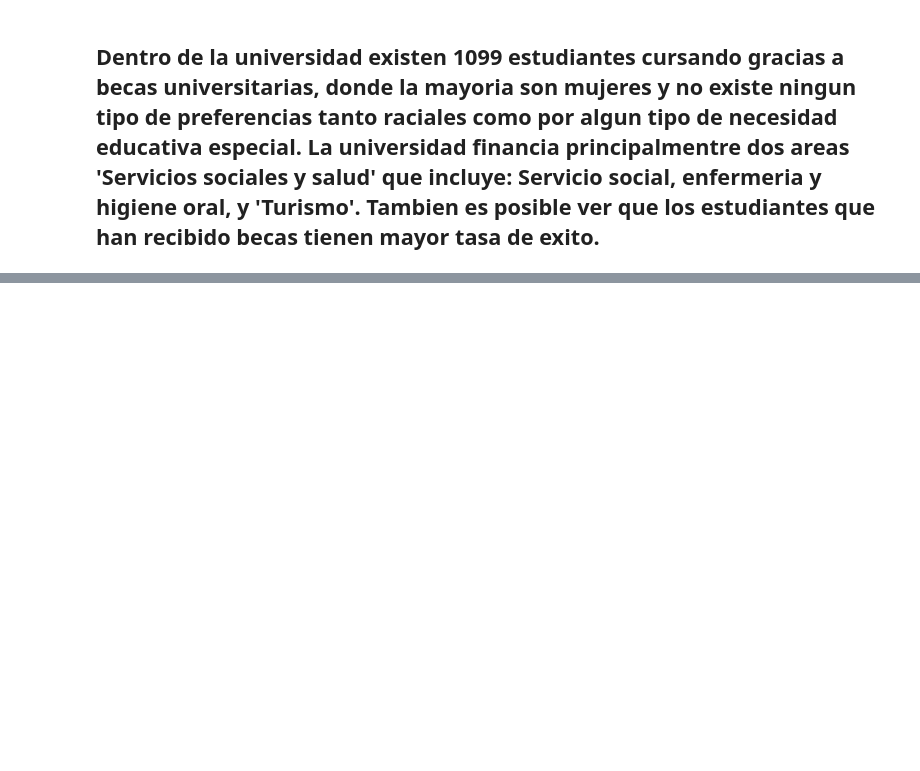
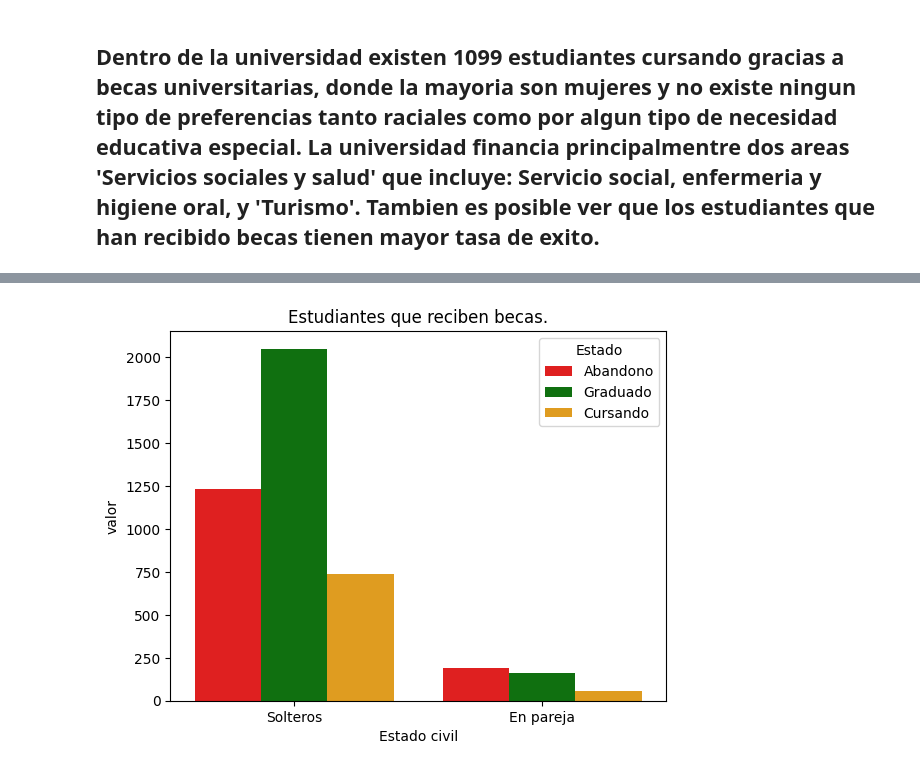
Before and after one commit to fowardelcac/Abandono-Escolar, a Jupyter notebook: Notebooks/conclusiones.ipynb, the cells around one changed output, grey strips where cells are left out. Drawn from its saved outputs; the diff is of its cells as text; code cells hidden in the pictures; blank space fills up the shorter version.

```diff
--- a/Notebooks/conclusiones.ipynb
+++ b/Notebooks/conclusiones.ipynb
@@ -255,0 +269,13 @@ Object `rate` not found.
+# %%
+sns.countplot(x='Marital status', hue = 'Target', data=df, palette = {0: "red", 1: "green", 2: 'orange'})
+
+plt.title("Estudiantes que reciben becas.")
+plt.ylabel("valor")
+plt.xlabel("Estado civil")
+plt.xticks(ticks=[0,1], labels=['Solteros','En pareja'])
+plt.legend(title = "Estado", labels=["Abandono", "Graduado", "Cursando"])
+
+# Muestra el gráfico
+plt.show()
+# %% [output]
+[figure, added]
```
Also changed, not shown: parts of 8 cells of this notebook.
